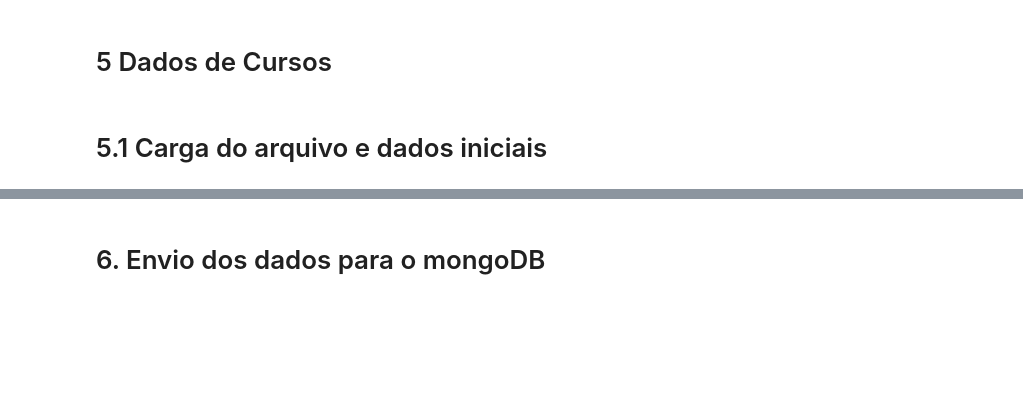
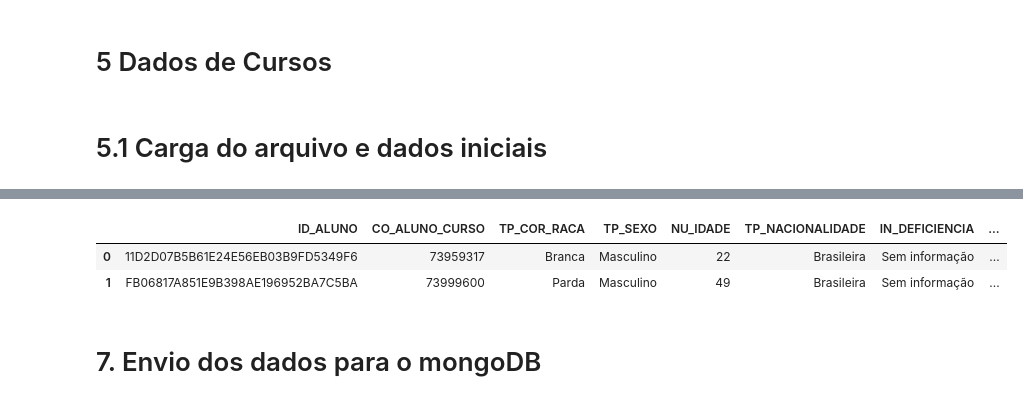
Before and after one commit to renankist/tcc, a Jupyter notebook: notebooks/load_alunos.ipynb, the cells around one changed output, grey strips where cells are left out. Drawn from its saved outputs; the diff is of its cells as text; code cells hidden in the pictures; blank space fills up the shorter version.

```diff
--- a/notebooks/load_alunos.ipynb
+++ b/notebooks/load_alunos.ipynb
@@ -196,4 +533,23 @@ NameError: name 'pd' is not defined
+# %%
+alunos.drop({'TP_MODALIDADE_ENSINO','NU_CARGA_HORARIA','CO_CURSO','TP_SITUACAO_CURSO','TP_GRAU_ACADEMICO',
+                       'IN_GRATUITO','NO_CURSO','TP_NIVEL_ACADEMICO'}, axis=1, inplace = True)
+# %%
+alunos['CURSO'] = ""
+# %%
+# Criando um dicionário do Python a partir do DataSet de alunos_cursos
+alunos_curso_dict = alunos_curso.to_dict('records')
+# %%
+# Adicionando um curso (através do dicionário criado no passo anterior)
+# e inserindo na coluna "CURSO" de cada aluno
+for x in alunos.index:
+    alunos.at[x,'CURSO'] = alunos_curso_dict[x]
+# %%
+alunos.head(2)
+# %% [output]
+|  | ID_ALUNO | CO_ALUNO_CURSO | TP_COR_RACA | TP_SEXO | NU_IDADE | TP_NACIONALIDADE | IN_DEFICIENCIA | ... |
+| 0 | 11D2D07B5B61E24E56EB03B9FD5349F6 | 73959317 | Branca | Masculino | 22 | Brasileira | Sem informação | ... |
+| 1 | FB06817A851E9B398AE196952BA7C5BA | 73999600 | Parda | Masculino | 49 | Brasileira | Sem informação | ... |
 # %% [markdown]
-# 6. Envio dos dados para o mongoDB
+# 7. Envio dos dados para o mongoDB
 # %%
 # Criando a conexão com o mongoDB
```
Also changed, not shown: parts of 40 cells of this notebook, 4 other files.
